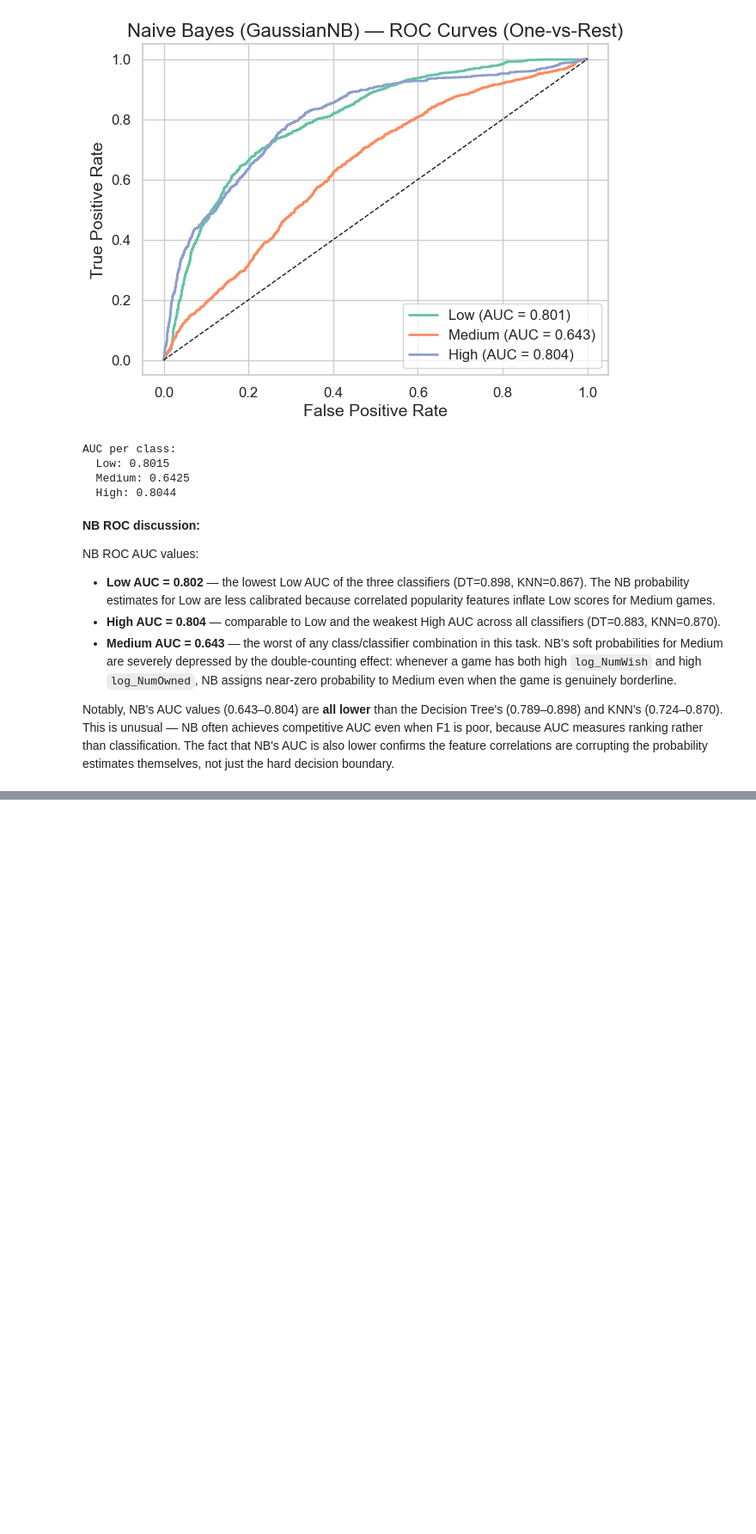
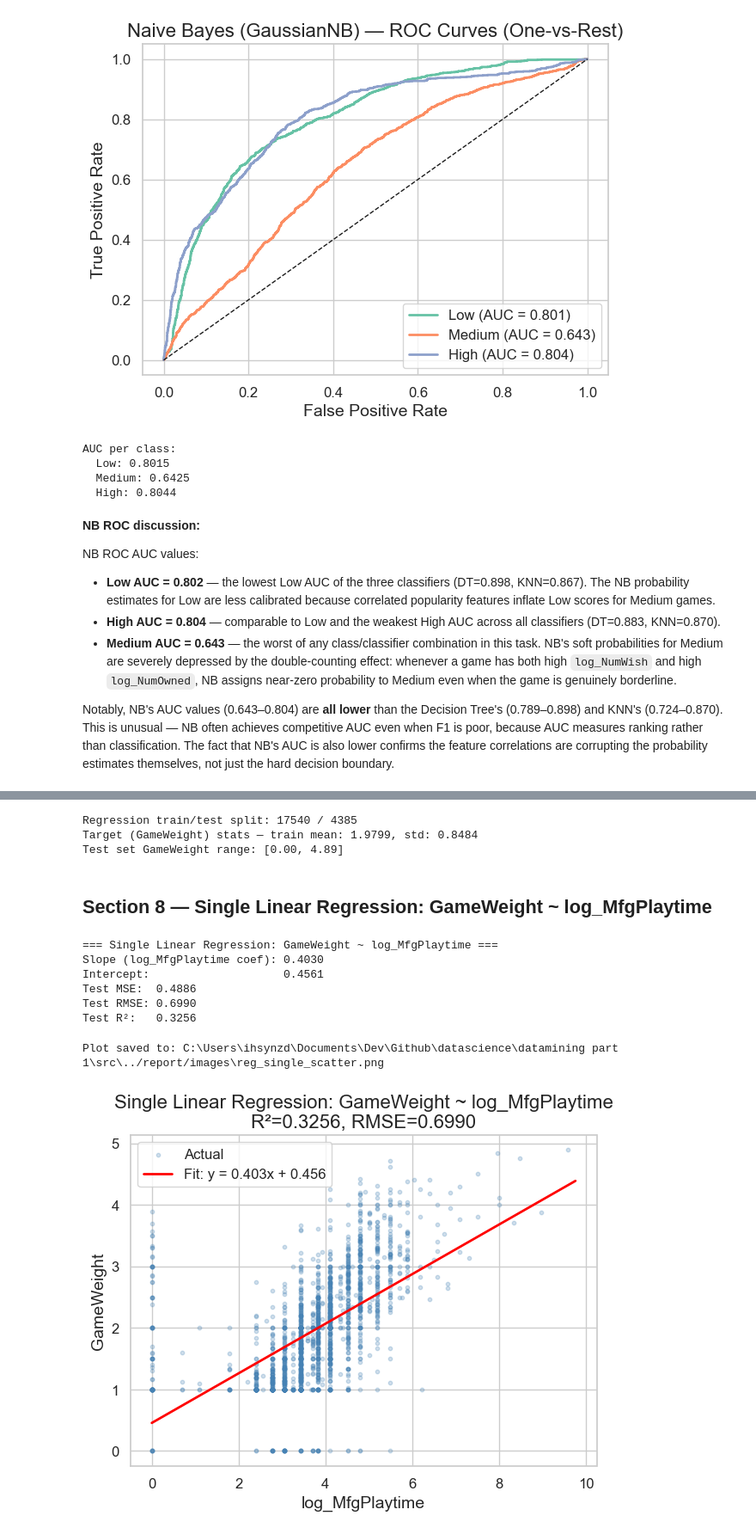
Before and after one commit to ihsynzd14/datamining_exam, a Jupyter notebook: datamining part 1/notebooks/03_classification_regression.ipynb, the cells around one changed output, grey strips where cells are left out. Shown at 86% size. Cells and saved outputs as stored; diff of their text form; code cells hidden in the pictures; blank space fills up the shorter version.

```diff
--- a/datamining part 1/notebooks/03_classification_regression.ipynb
+++ b/datamining part 1/notebooks/03_classification_regression.ipynb
@@ -997,0 +1177,79 @@ the hard decision boundary.
+# %%
+# Set up regression train/test split
+# We reuse the same RANDOM_STATE=42 and 80/20 split for consistency
+y_reg = df['GameWeight'].copy()
+
+# Single predictor
+X_reg_single = df[['log_MfgPlaytime']].copy()
+X_reg_s_train, X_reg_s_test, y_reg_train, y_reg_test = train_test_split(
+    X_reg_single, y_reg, test_size=0.2, random_state=RANDOM_STATE
+)
+
+# Multiple predictors
+REG_FEATURES = ['log_MfgPlaytime', 'ComAgeRec', 'NumWeightVotes', 'NumExpansions']
+X_reg_multi = df[REG_FEATURES].copy()
+X_reg_m_train, X_reg_m_test, _, _ = train_test_split(
+    X_reg_multi, y_reg, test_size=0.2, random_state=RANDOM_STATE
+)
+
+print(f'Regression train/test split: {len(X_reg_s_train)} / {len(X_reg_s_test)}')
+print(f'Target (GameWeight) stats — train mean: {y_reg_train.mean():.4f}, std: {y_reg_train.std():.4f}')
+print(f'Test set GameWeight range: [{y_reg_test.min():.2f}, {y_reg_test.max():.2f}]')
+# %% [output]
+Regression train/test split: 17540 / 4385
+Target (GameWeight) stats — train mean: 1.9799, std: 0.8484
+Test set GameWeight range: [0.00, 4.89]
+# %% [markdown]
+## Section 8 — Single Linear Regression: GameWeight ~ log_MfgPlaytime
+# %%
+from sklearn.linear_model import LinearRegression
+from sklearn.metrics import mean_squared_error, r2_score
+
+lr_single = LinearRegression()
+lr_single.fit(X_reg_s_train, y_reg_train)
+y_pred_lr_single = lr_single.predict(X_reg_s_test)
+
+mse_single  = mean_squared_error(y_reg_test, y_pred_lr_single)
+rmse_single = np.sqrt(mse_single)
+r2_single   = r2_score(y_reg_test, y_pred_lr_single)
+
+print('=== Single Linear Regression: GameWeight ~ log_MfgPlaytime ===')
+print(f'Slope (log_MfgPlaytime coef): {lr_single.coef_[0]:.4f}')
+print(f'Intercept:                    {lr_single.intercept_:.4f}')
+print(f'Test MSE:  {mse_single:.4f}')
+print(f'Test RMSE: {rmse_single:.4f}')
+print(f'Test R\u00b2:   {r2_single:.4f}')
+# %% [output]
+=== Single Linear Regression: GameWeight ~ log_MfgPlaytime ===
+Slope (log_MfgPlaytime coef): 0.4030
+Intercept:                    0.4561
+Test MSE:  0.4886
+Test RMSE: 0.6990
+Test R²:   0.3256
+# %%
+# Scatter plot: actual vs predicted, with regression line
+fig, ax = plt.subplots(figsize=(7, 5))
+
+# Sample 2000 points for readability (22k points overlap too much)
+rng = np.random.default_rng(42)
+idx_sample = rng.choice(len(X_reg_s_test), size=min(2000, len(X_reg_s_test)), replace=False)
+x_plot = X_reg_s_test.iloc[idx_sample]['log_MfgPlaytime'].values
+y_plot = y_reg_test.iloc[idx_sample].values
+
+ax.scatter(x_plot, y_plot, alpha=0.25, s=10, color='steelblue', label='Actual')
+
+x_line = np.linspace(X_reg_s_test['log_MfgPlaytime'].min(),
+                     X_reg_s_test['log_MfgPlaytime'].max(), 300)
+y_line = lr_single.coef_[0] * x_line + lr_single.intercept_
+ax.plot(x_line, y_line, color='red', lw=2,
+        label=f'Fit: y = {lr_single.coef_[0]:.3f}x + {lr_single.intercept_:.3f}')
+
+ax.set_xlabel('log_MfgPlaytime')
+ax.set_ylabel('GameWeight')
+ax.set_title(f'Single Linear Regression: GameWeight ~ log_MfgPlaytime\nR\u00b2={r2_single:.4f}, RMSE={rmse_single:.4f}')
+ax.legend()
+save_plot(fig, 'reg_single_scatter.png')
+plt.show()
+# %% [output]
+Plot saved to: C:\Users\ihsynzd\Documents\Dev\Github\datascience\datamining part 1\src\../report/images\reg_single_scatter.png
+[figure, added]
```
Also changed, not shown: parts of 25 cells of this notebook, 10 other files.
